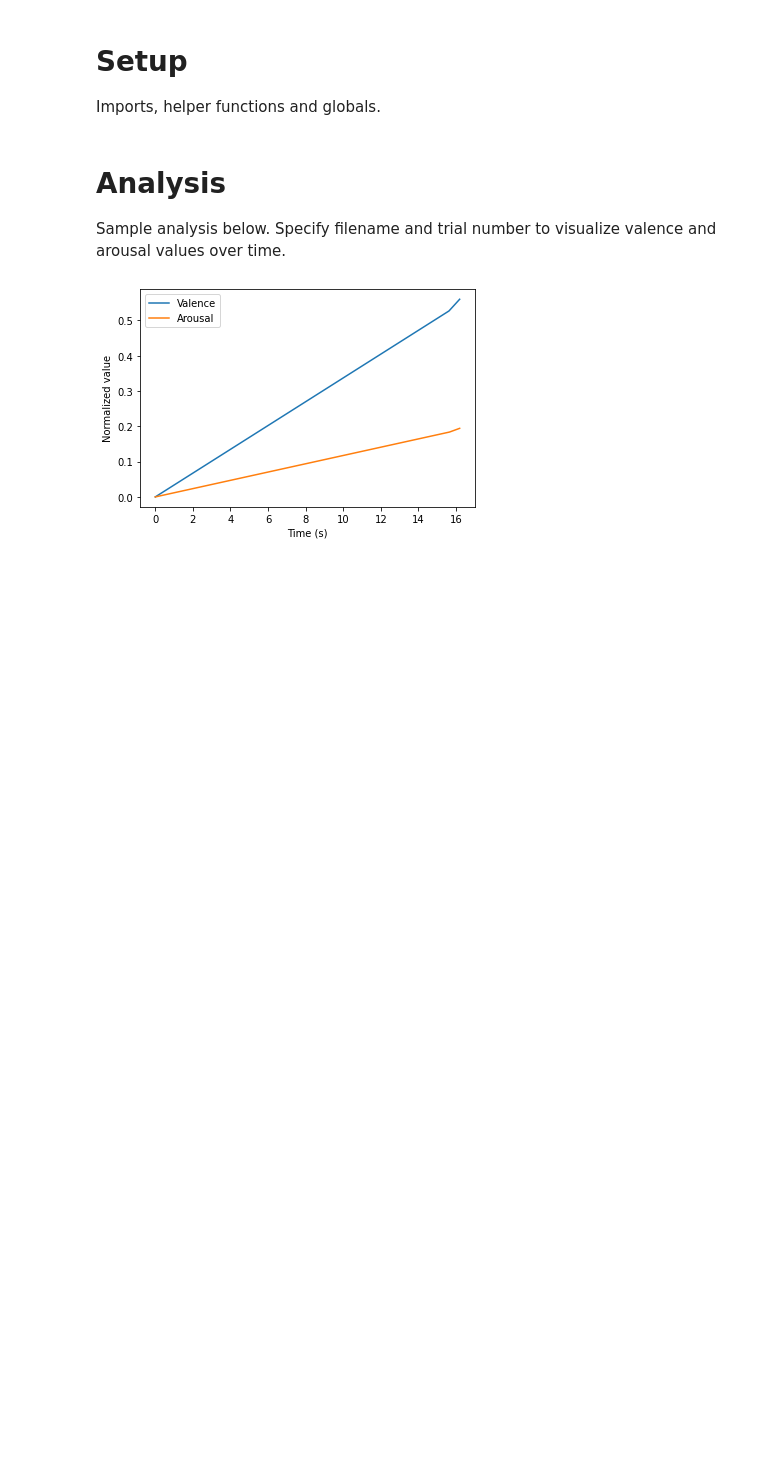
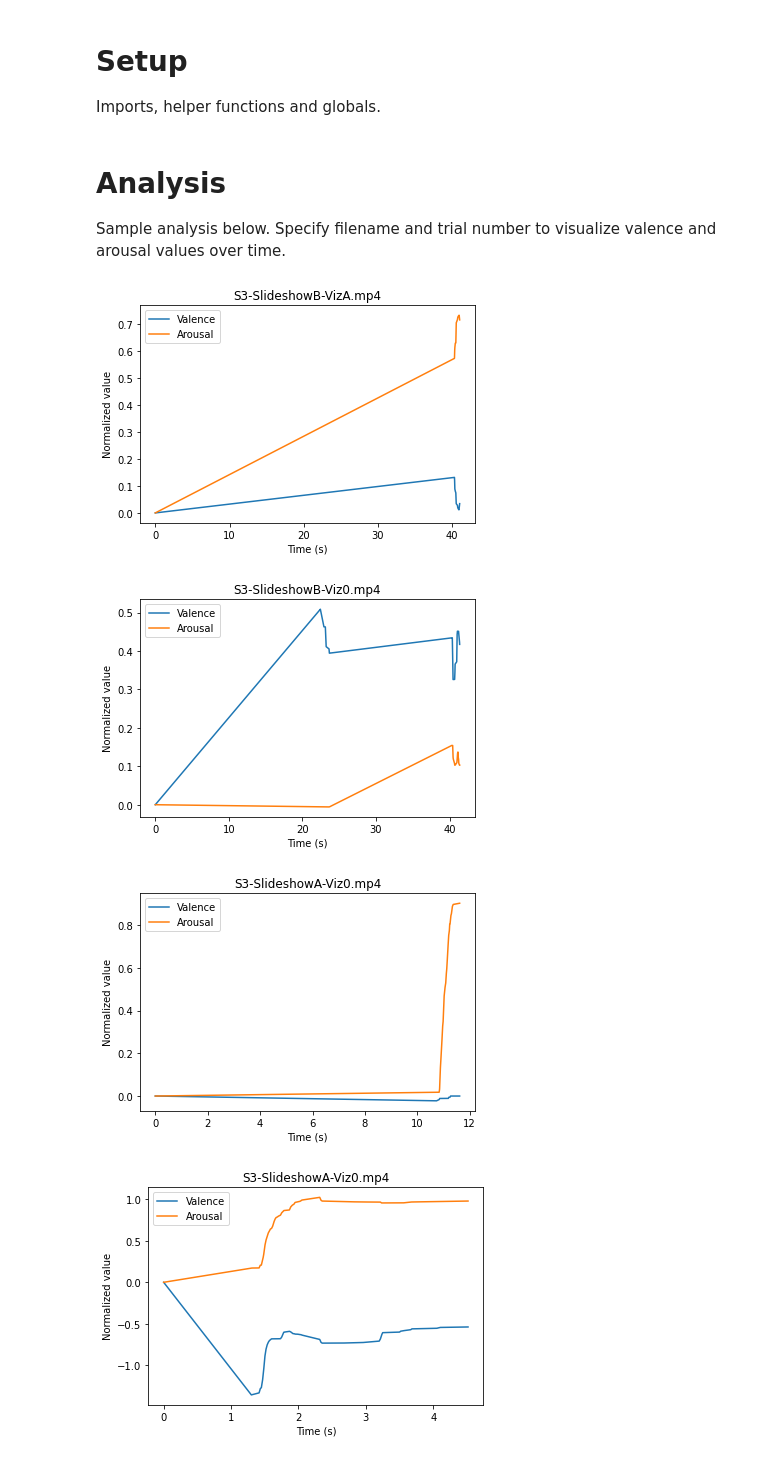
Before and after one commit to maxsolomonhenry/teleaffect-data, a Jupyter notebook: notebooks/data_analysis.ipynb, the cells around one changed output. Saved outputs shown, nothing was run; the diff lists cells and outputs as text; code cells hidden in the pictures; blank space fills up the shorter version.

Commit message:
New data and add title to plots

```diff
--- a/notebooks/data_analysis.ipynb
+++ b/notebooks/data_analysis.ipynb
@@ -10,7 +10,7 @@ import pandas as pd
 from scipy.interpolate import interp1d
 # %%
 # Globals.
-SAMPLE_RATE = 250
+SAMPLE_RATE = 50
 DATA_PATH = "../data"
 
 # Helpers.
@@ -45,12 +45,13 @@ def resample_cursor_data(time_series, sample_rate=SAMPLE_RATE):
 
     return time_s, valence, arousal
 
-def my_plot(time, valence, arousal, show=True):
+def my_plot(time, valence, arousal, title="", show=True):
     plt.plot(time, valence)
     plt.plot(time, arousal)
     plt.xlabel('Time (s)')
     plt.ylabel('Normalized value')
     plt.legend({'Valence', 'Arousal'})
+    plt.title(title)
     if show:
         plt.show()
 # %% [markdown]
@@ -59,20 +60,25 @@ def my_plot(time, valence, arousal, show=True):
 Sample analysis below. Specify filename and trial number to visualize valence and arousal values over time.
 # %%
 # Read test data.
-filename = "PID_14__2021-9-5_10h17-36.json"
-trial_no = 12;
+filename = "PID_17__2021-9-7_0h37-57.json"
 
 # Get filepath.
 filepath = os.path.join(DATA_PATH, filename)
 
 # Load and clean data.
 df = pd.read_json(filepath)
 df, pid = clean_data(df)
 
 # Extract trial and resample cursor data.
-tmp = df.iloc[trial_no - 1]['time_series']
-time, valence, arousal = resample_cursor_data(tmp)
+for trial_no in range(12):
 
-my_plot(time, valence, arousal)
+    stimulus_file = df.iloc[trial_no]["condition"].split('/')[-1]
+
+    tmp = df.iloc[trial_no]['time_series']
+    time, valence, arousal = resample_cursor_data(tmp)
+    my_plot(time, valence, arousal, stimulus_file)
 # %% [output]
-[figure, old version]
+[figure, new version]
+[figure, added]
+[figure, added]
+[figure, added]
```
Also changed, not shown: parts of 1 cell of this notebook, 1 other file.
